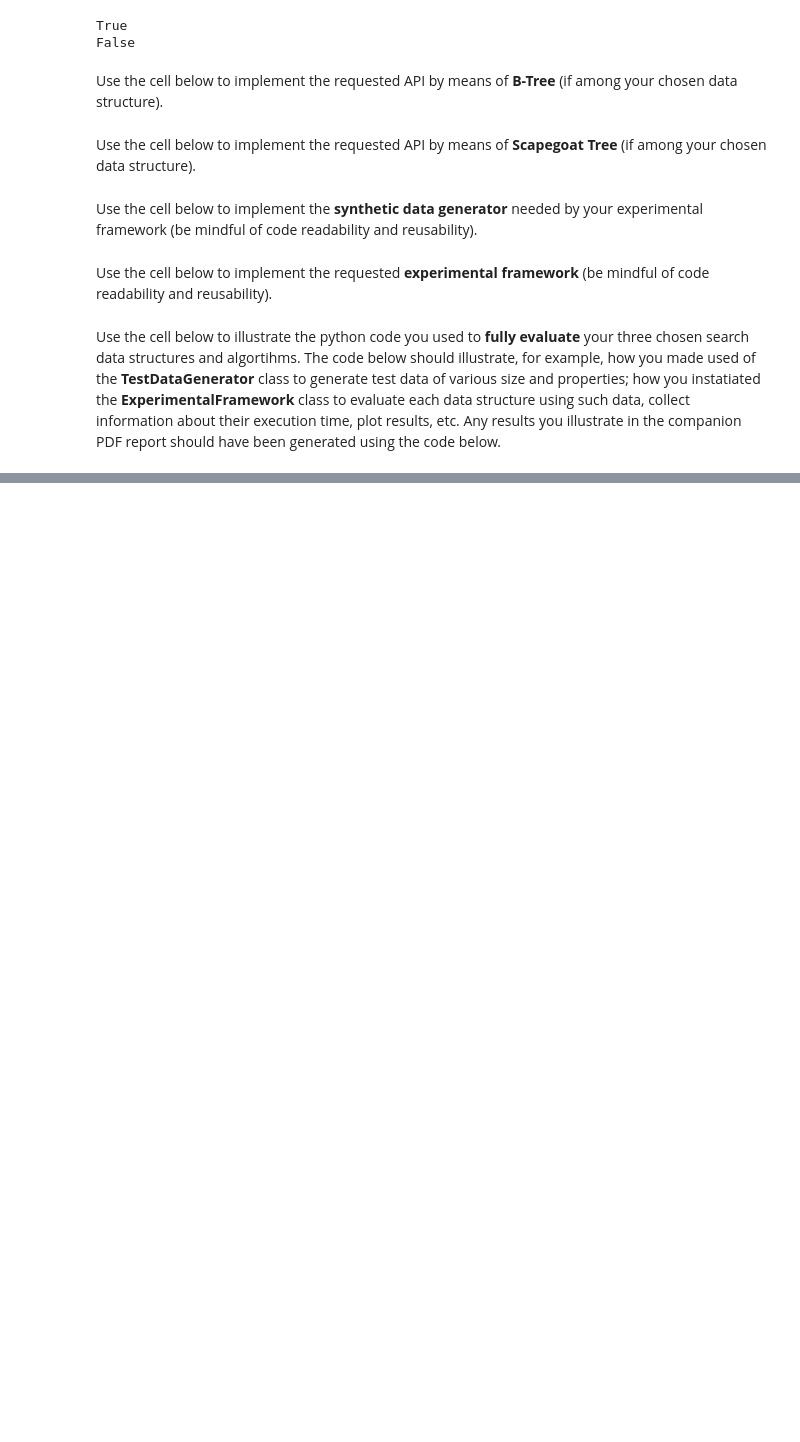
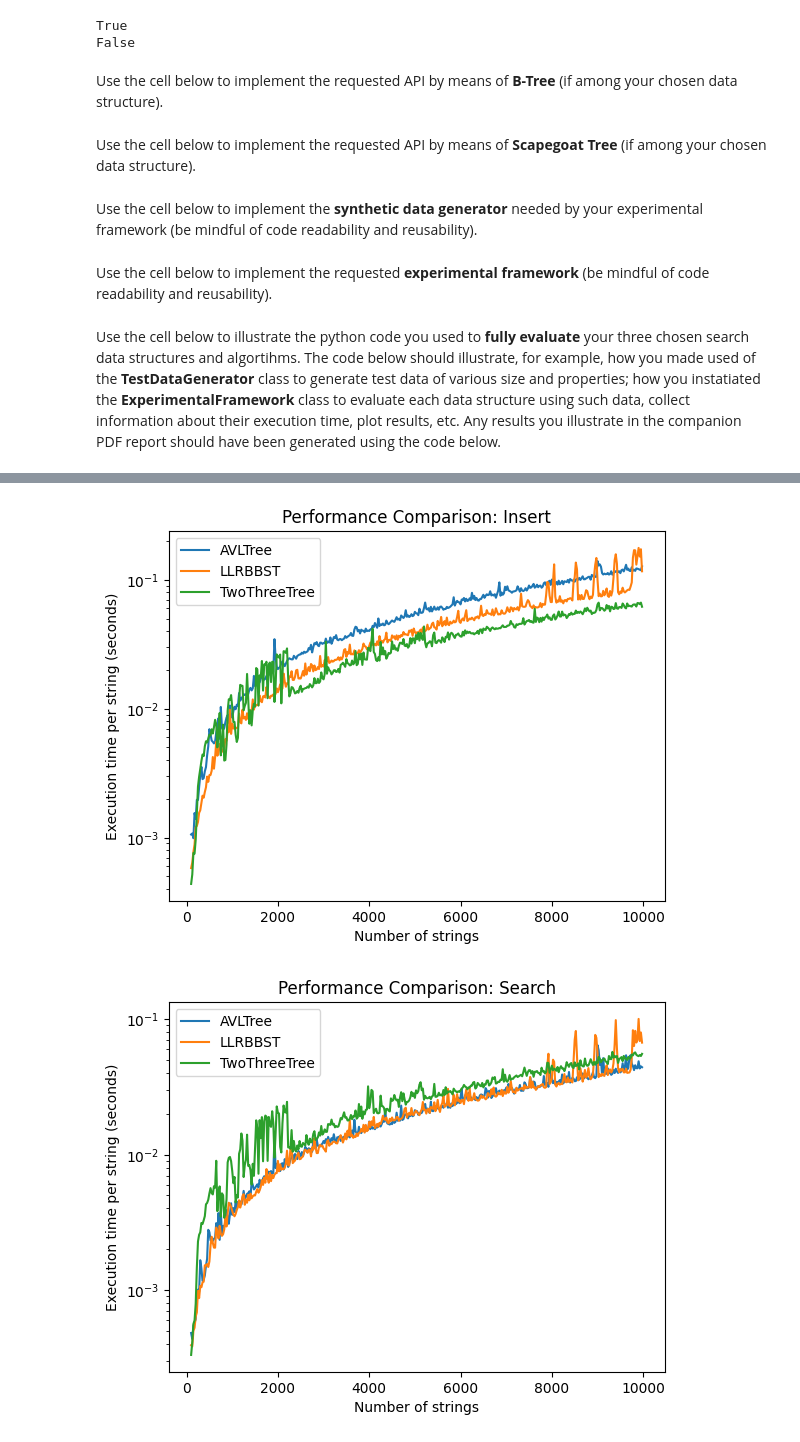
Before and after one commit to Fateh-Aletomeh/Algorithms-Coursework, a Jupyter notebook: grp-017-0005code.ipynb, the cells around one changed output, grey strips where cells are left out. Saved outputs shown, nothing was run; the diff lists cells and outputs as text; code cells hidden in the pictures; blank space fills up the shorter version.

```diff
--- a/grp-017-0005code.ipynb
+++ b/grp-017-0005code.ipynb
@@ -421,9 +417,10 @@ Use the cell below to implement the **synthetic data generator** needed by your
 import string
 import random
 
+
 class TestDataGenerator():
     def generate_string(self, length):
-        return ''.join(random.choices(string.ascii_letters + string.digits, k=length))
+        return ''.join(random.choices(string.ascii_letters, k=length))
 
     def generate_data(self, numOfElements, minLength = 10, maxLength = 20):
         testData = []
@@ -434,8 +431,8 @@ class TestDataGenerator():
 
     # Generate a list of sorted random strings.
     def generate_sorted_data(self, num_of_elements, min_length=10, max_length=20):
-            test_data = self.generate_data(num_of_elements, min_length, max_length)
-            return sorted(test_data)
+        test_data = self.generate_data(num_of_elements, min_length, max_length)
+        return sorted(test_data)
 
     # Generate a list of reverse sorted random strings.
     def generate_reverse_sorted_data(self, num_of_elements, min_length=10, max_length=20):
@@ -449,28 +446,11 @@ class TestDataGenerator():
         return unique_data + duplicates
 
     # Generate a list of random strings with a fixed length.
-    def generate_fixed_length_data(self, num_of_elements, fixed_length=15):
+    def generate_fixed_length_data(self, num_of_elements, fixed_length=5):
         return [self.generate_string(fixed_length) for _ in range(num_of_elements)]
 
-
-    # Generate a list of sorted random strings.
-    def generate_sorted_data(self, num_of_elements, min_length=10, max_length=20):
-            test_data = self.generate_data(num_of_elements, min_length, max_length)
-            return sorted(test_data)
-
-    # Generate a list of reverse sorted random strings.
-    def generate_reverse_sorted_data(self, num_of_elements, min_length=10, max_length=20):
-        test_data = self.generate_data(num_of_elements, min_length, max_length)
-        return sorted(test_data, reverse=True)
-
-    # Generate a list of random strings with a specified ratio of duplicates.
-    def generate_duplicates_data(self, num_of_elements, min_length=10, max_length=20, duplicate_ratio=0.1):
-        unique_data = self.generate_data(int(num_of_elements * (1 - duplicate_ratio)), min_length, max_length)
-        duplicates = random.choices(unique_data, k=int(num_of_elements * duplicate_ratio))
-        return unique_data + duplicates
-
-    # Generate a list of random strings with a fixed length.
-    def generate_fixed_length_data(self, num_of_elements, fixed_length=15):
-        return [self.generate_string(fixed_length) for _ in range(num_of_elements)]
+    def genFixedLength(self, size, length: int=10):
+        for _ in range(size):
+            yield ''.join(random.choices(string.ascii_letters, k=length))
 # %% [markdown]
 Use the cell below to implement the requested **experimental framework** (be mindful of code readability and reusability).
@@ -554,0 +511,15 @@ LLRBBST - insert - Dataset size 9900: 0.132834 seconds
+# %%
+# ADD YOUR TEST CODE HERE
+
+framework = ExperimentalFramework()
+
+data_structures = [AVLTree, LLRBBST, TwoThreeTree]
+size = 10**4
+interval = 25
+iterations = 3
+gen_type = "genFixedLength"
+
+framework.evaluateExperiment(data_structures, size, interval, iterations, gen_type)
+# %% [output]
+[figure, added]
+[figure, added]
```
Also changed, not shown: parts of 4 cells of this notebook.
